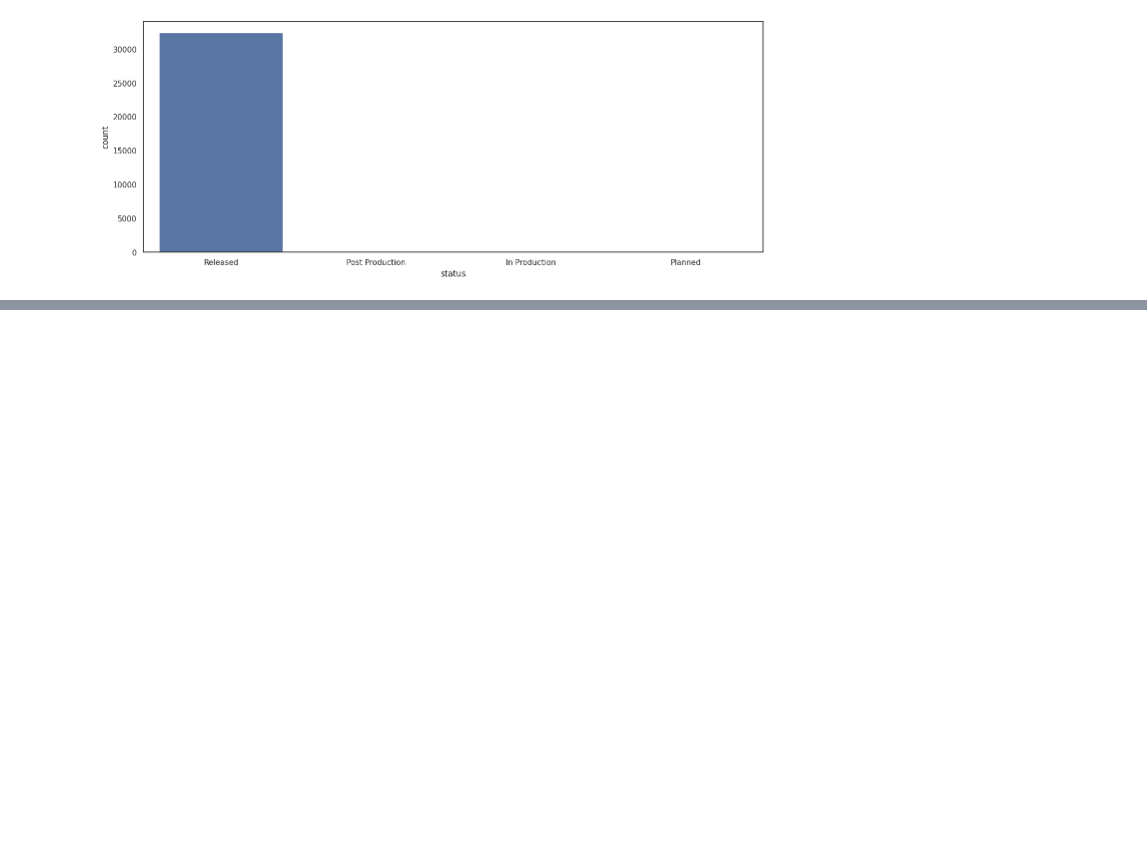
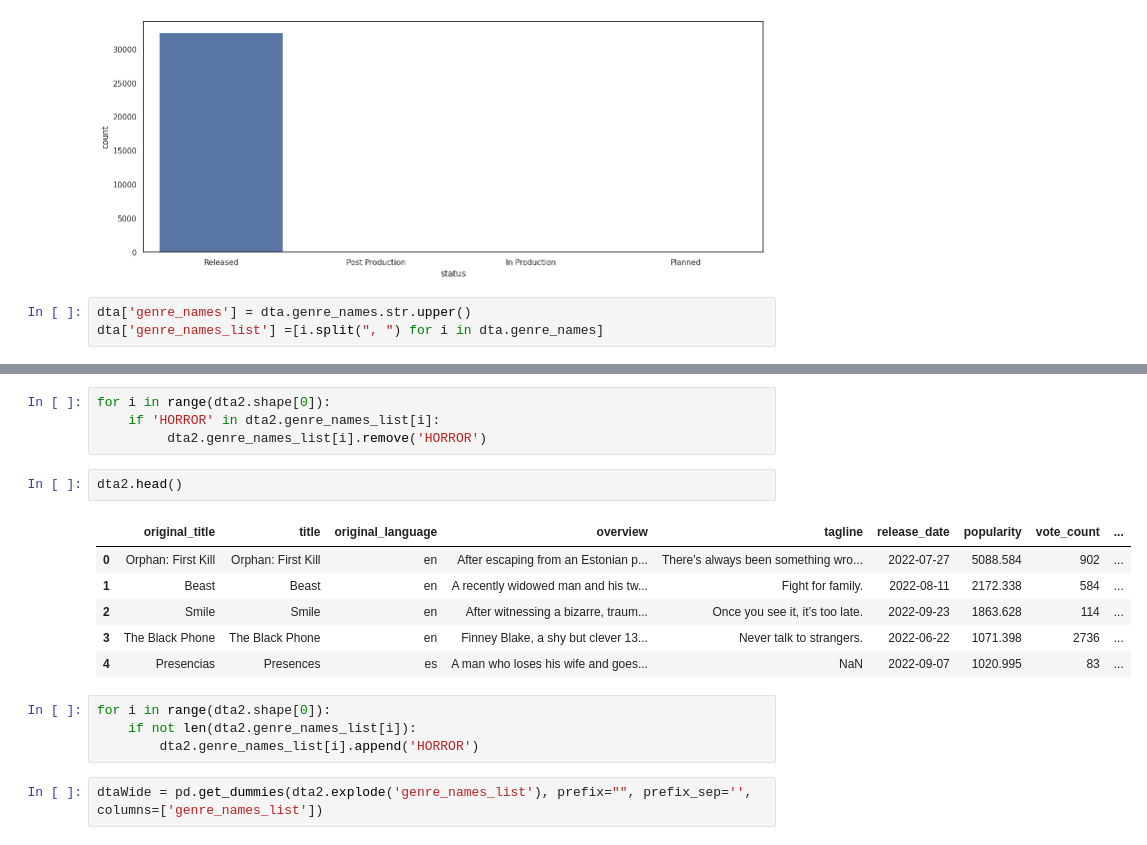
Before and after one commit to julieinsan/tidyTuesdayHorrorMovies, a Jupyter notebook: Tidy_Tuesday_Horror_Movies.ipynb, the cells around one changed output, grey strips where cells are left out. Saved outputs shown, nothing was run; the diff lists cells and outputs as text; blank space fills up the shorter version.

```diff
--- a/Tidy_Tuesday_Horror_Movies.ipynb
+++ b/Tidy_Tuesday_Horror_Movies.ipynb
@@ -21,3 +21,6 @@ def wideCount(thecolumn):
 wideCount(dta.status)
 # %% [output]
 [figure]
+# %%
+dta['genre_names'] = dta.genre_names.str.upper()
+dta['genre_names_list'] =[i.split(", ") for i in dta.genre_names]
@@ -23,0 +44,19 @@ wideCount(dta.status)
+# %%
+for i in range(dta2.shape[0]):
+    if 'HORROR' in dta2.genre_names_list[i]:
+         dta2.genre_names_list[i].remove('HORROR')
+# %%
+dta2.head()
+# %% [output]
+|  | original_title | title | original_language | overview | tagline | release_date | popularity | vote_count | ... |
+| 0 | Orphan: First Kill | Orphan: First Kill | en | After escaping from an Estonian p... | There's always been something wro... | 2022-07-27 | 5088.584 | 902 | ... |
+| 1 | Beast | Beast | en | A recently widowed man and his tw... | Fight for family. | 2022-08-11 | 2172.338 | 584 | ... |
+| 2 | Smile | Smile | en | After witnessing a bizarre, traum... | Once you see it, it’s too late. | 2022-09-23 | 1863.628 | 114 | ... |
+| 3 | The Black Phone | The Black Phone | en | Finney Blake, a shy but clever 13... | Never talk to strangers. | 2022-06-22 | 1071.398 | 2736 | ... |
+| 4 | Presencias | Presences | es | A man who loses his wife and goes... | NaN | 2022-09-07 | 1020.995 | 83 | ... |
+# %%
+for i in range(dta2.shape[0]):
+    if not len(dta2.genre_names_list[i]):
+        dta2.genre_names_list[i].append('HORROR')
+# %%
+dtaWide = pd.get_dummies(dta2.explode('genre_names_list'), prefix="", prefix_sep='', columns=['genre_names_list'])
```
Also changed, not shown: parts of 7 cells of this notebook.
